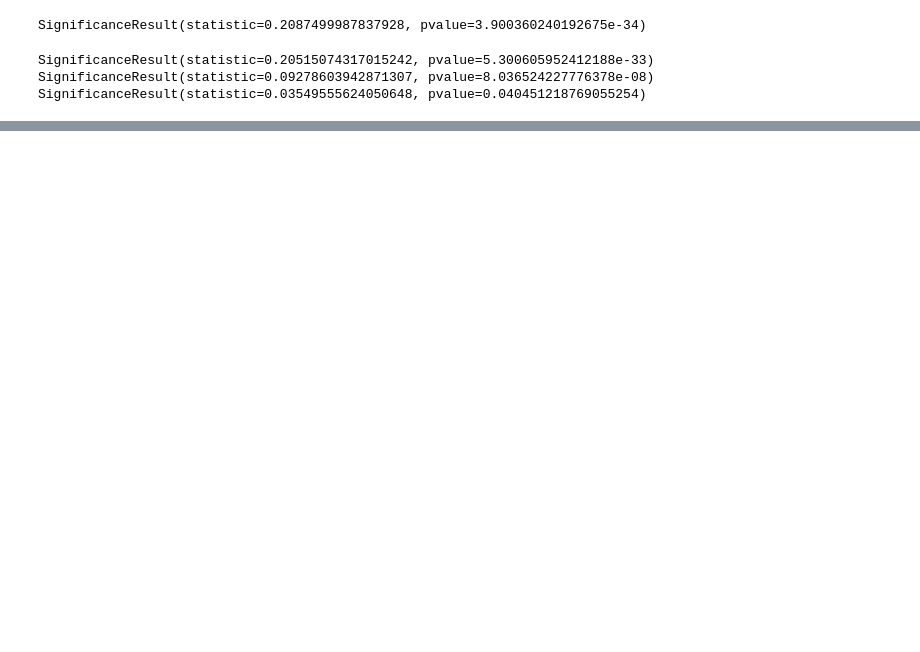
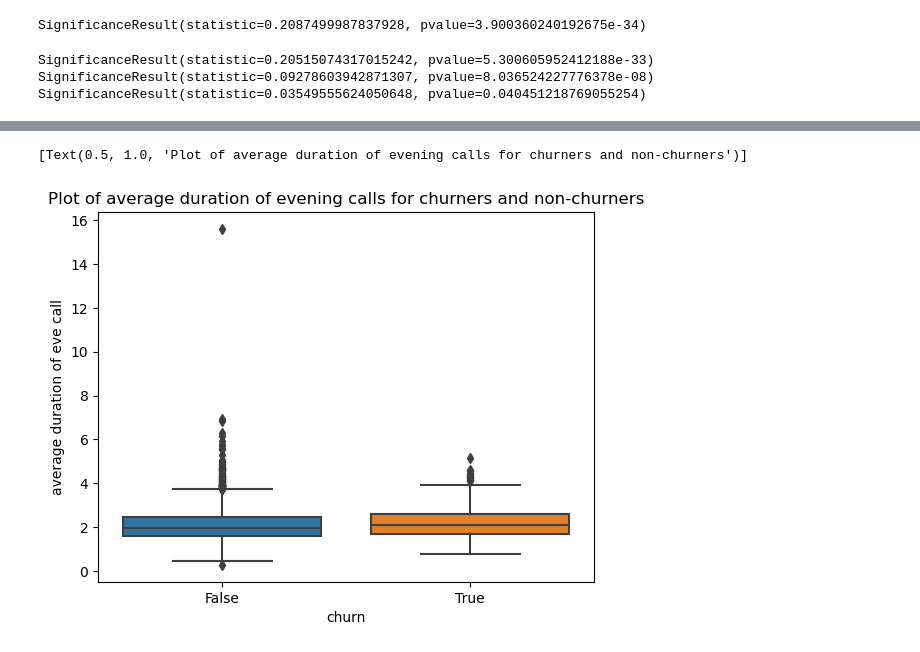
Before and after one commit to Kevan-Muthomi/PhaseThreeProject, a Jupyter notebook: index.ipynb, the cells around one changed output, grey strips where cells are left out. Drawn from its saved outputs; the diff is of its cells as text; code cells hidden in the pictures; blank space fills up the shorter version.

```diff
--- a/index.ipynb
+++ b/index.ipynb
@@ -283,0 +306,8 @@ SignificanceResult(statistic=0.03549555624050648, pvalue=0.040451218769055254)
+# %%
+df['average duration of eve call'] = df['total eve minutes'] / df['total eve calls']
+df['average cost of eve call'] = df['total eve charge'] / df['total eve calls']
+
+sns.boxplot(x='churn', y='average duration of eve call', data=df).set(title='Plot of average duration of evening calls for churners and non-churners')
+# %% [output]
+[Text(0.5, 1.0, 'Plot of average duration of evening calls for churners and non-churners')]
+[figure, added]
```
Also changed, not shown: parts of 7 cells of this notebook.
